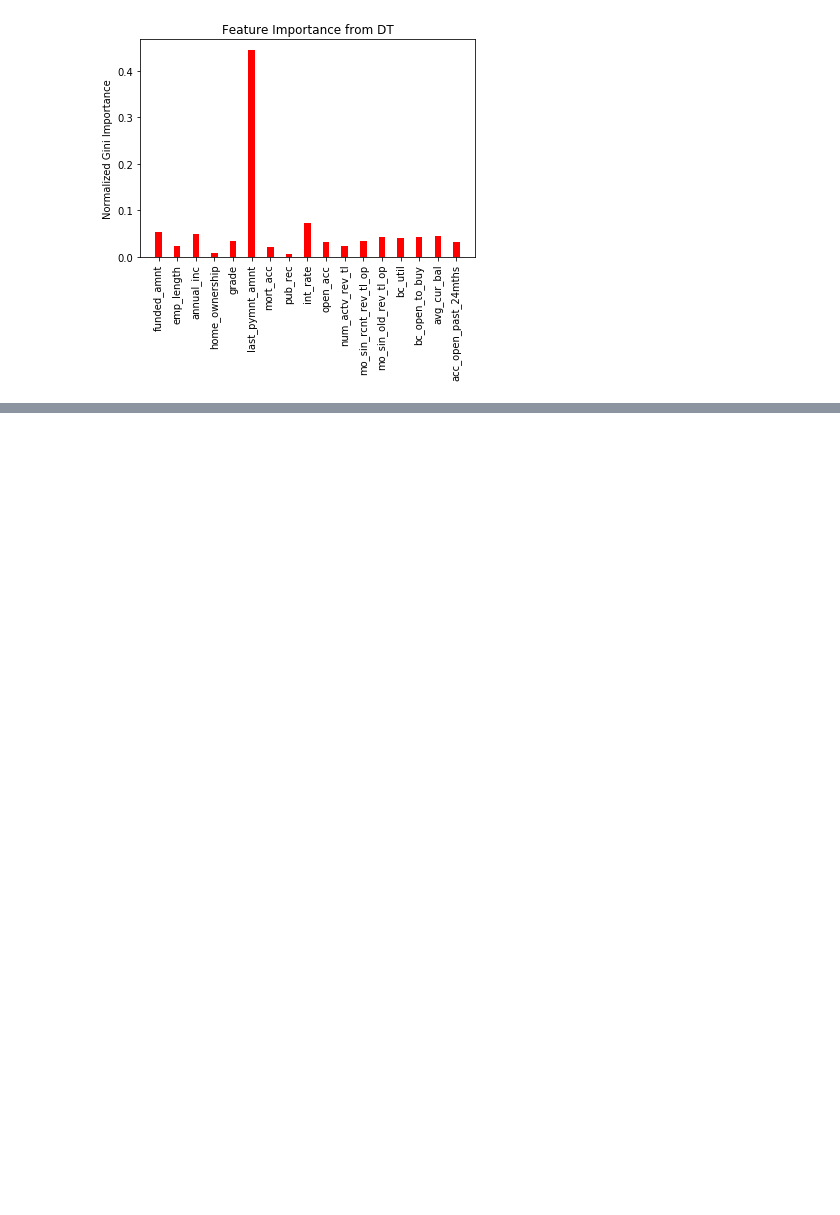
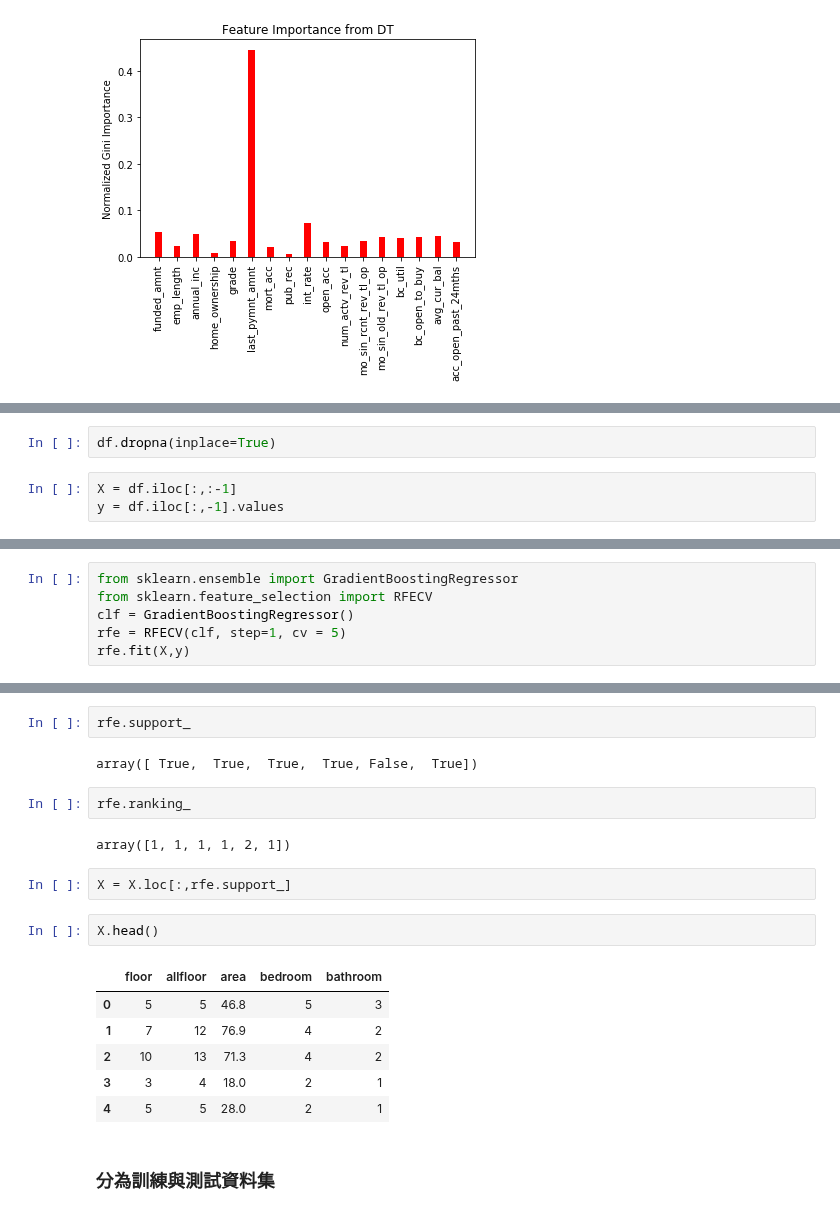
Before and after one commit to ywchiu/taipeifubon, a Jupyter notebook: Demo20200427.ipynb, the cells around one changed output, grey strips where cells are left out. Drawn from its saved outputs; the diff is of its cells as text; blank space fills up the shorter version.

```diff
--- a/Demo20200427.ipynb
+++ b/Demo20200427.ipynb
@@ -915,0 +956,5 @@ Text(0, 0.5, 'Normalized Gini Importance')
+# %%
+df.dropna(inplace=True)
+# %%
+X = df.iloc[:,:-1]
+y = df.iloc[:,-1].values
@@ -915,0 +963,6 @@ Text(0, 0.5, 'Normalized Gini Importance')
+# %%
+from sklearn.ensemble import GradientBoostingRegressor
+from sklearn.feature_selection import RFECV
+clf = GradientBoostingRegressor()
+rfe = RFECV(clf, step=1, cv = 5)
+rfe.fit(X,y)
@@ -915,0 +979,21 @@ Text(0, 0.5, 'Normalized Gini Importance')
+# %%
+rfe.support_
+# %% [output]
+array([ True,  True,  True,  True, False,  True])
+# %%
+rfe.ranking_
+# %% [output]
+array([1, 1, 1, 1, 2, 1])
+# %%
+X = X.loc[:,rfe.support_]
+# %%
+X.head()
+# %% [output]
+|  | floor | allfloor | area | bedroom | bathroom |
+| 0 | 5 | 5 | 46.8 | 5 | 3 |
+| 1 | 7 | 12 | 76.9 | 4 | 2 |
+| 2 | 10 | 13 | 71.3 | 4 | 2 |
+| 3 | 3 | 4 | 18.0 | 2 | 1 |
+| 4 | 5 | 5 | 28.0 | 2 | 1 |
+# %% [markdown]
+### 分為訓練與測試資料集
```
Also changed, not shown: parts of 35 cells of this notebook.
